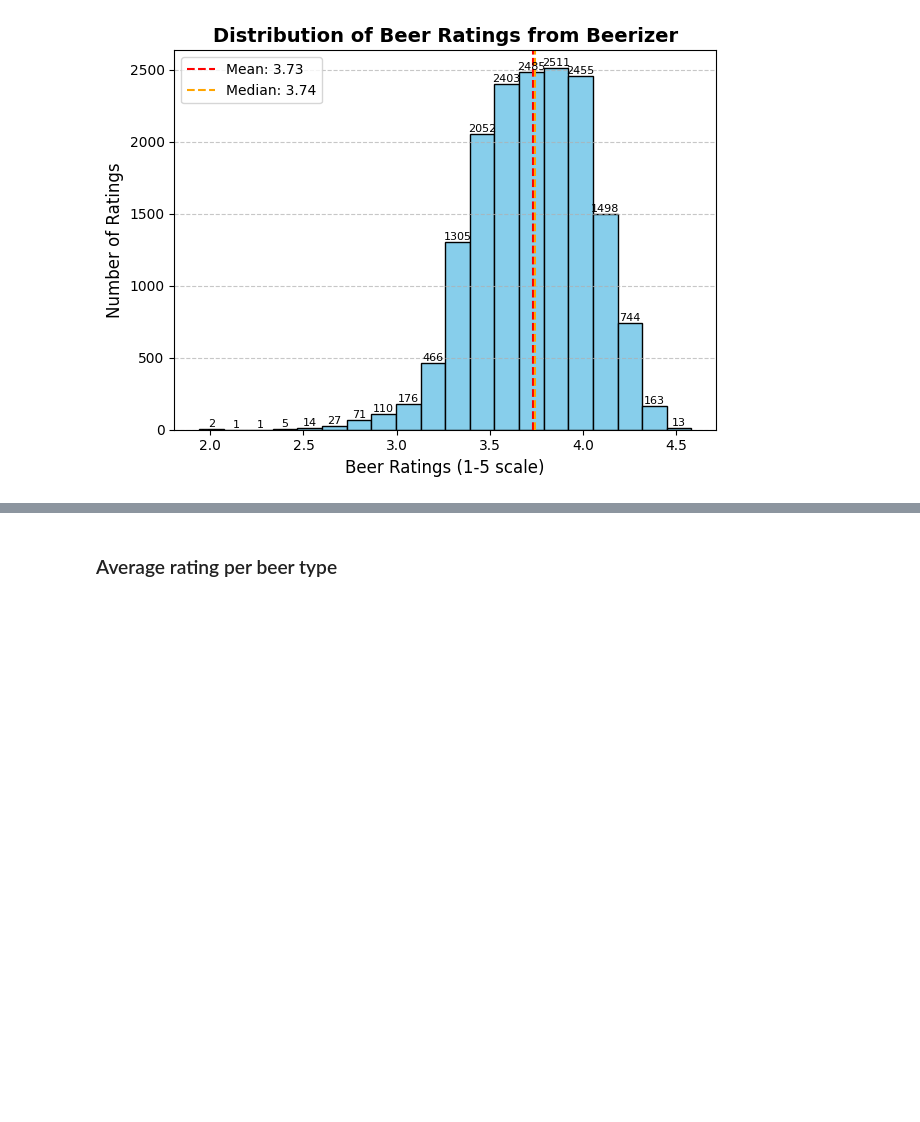
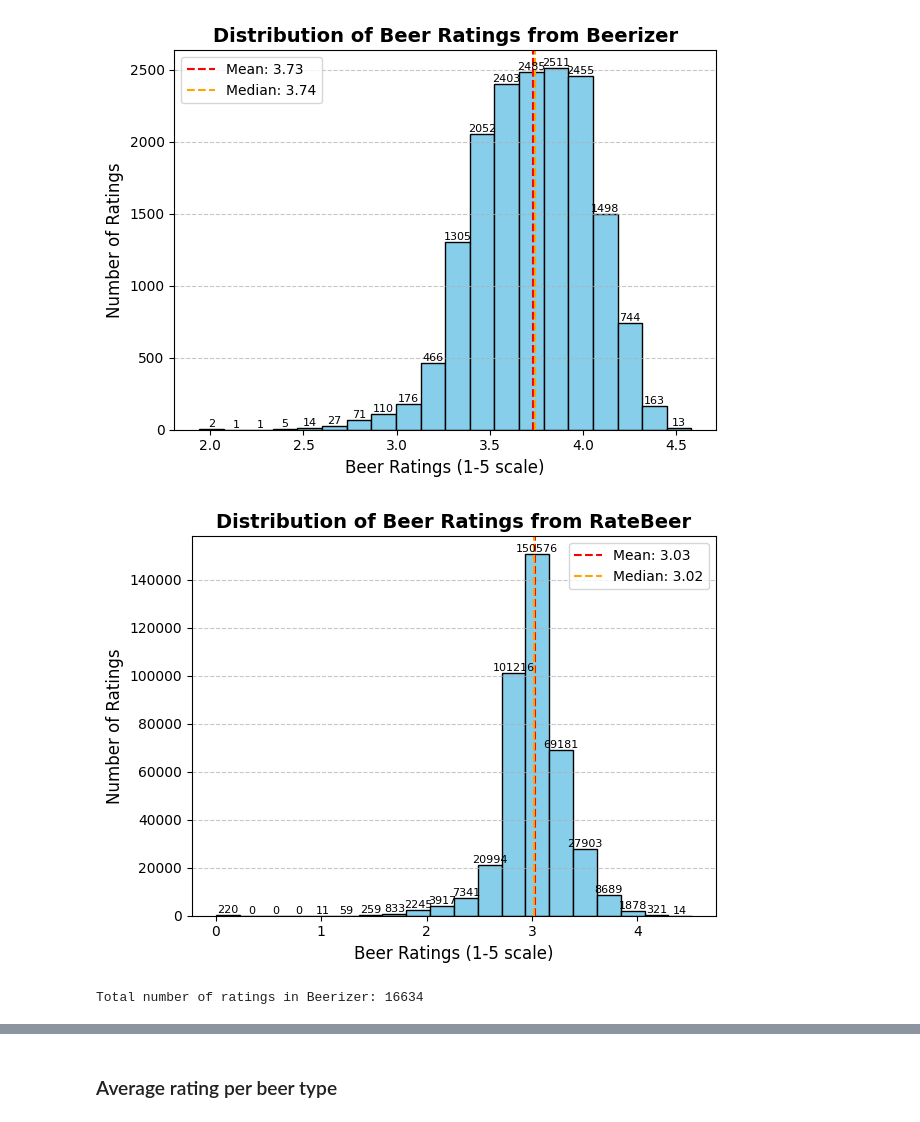
Before and after one commit to epfl-ada/ada-2024-project-pada-wan, a Jupyter notebook: prices.ipynb, the cells around one changed output, grey strips where cells are left out. Saved outputs shown, nothing was run; the diff lists cells and outputs as text; code cells hidden in the pictures; blank space fills up the shorter version.

```diff
--- a/prices.ipynb
+++ b/prices.ipynb
@@ -155,3 +155,37 @@ plt.tight_layout()
 plt.show()
 # %% [output]
 [figure]
+# %%
+df_RateBeer = pd.read_csv('./RateBeer/beers.csv')
+#clean the dataset
+#drop rows with missing values
+# df_RateBeer = df_RateBeer.dropna()
+
+
+#lets first look at the grade distribution
+counts, bins, patches = plt.hist(df_RateBeer['avg'], bins=20, color='skyblue', edgecolor='black')
+mean = df_RateBeer['avg'].mean()
+median = df_RateBeer['avg'].median()
+
+plt.axvline(mean, color='red', linestyle='--', label=f'Mean: {mean:.2f}')
+plt.axvline(median, color='orange', linestyle='--', label=f'Median: {median:.2f}')
+plt.legend()
+
+# Annotate Bars
+for count, patch in zip(counts, patches):
+    plt.text(patch.get_x() + patch.get_width() / 2, count, int(count),
+             ha='center', va='bottom', fontsize=8)
+
+plt.xlabel('Beer Ratings (1-5 scale)', fontsize=12)
+plt.ylabel('Number of Ratings', fontsize=12)
+plt.title('Distribution of Beer Ratings from RateBeer', fontsize=14, fontweight='bold')
+plt.grid(axis='y', linestyle='--', alpha=0.7)
+plt.tight_layout()
+
+plt.show()
+
+#print total number of ratings
+print(f"Total number of ratings in Beerizer: {len(df_beerizer)}")
+# %% [output]
+[figure, added]
+Total number of ratings in Beerizer: 16634
```
Also changed, not shown: parts of 13 cells of this notebook, 1 other file.
